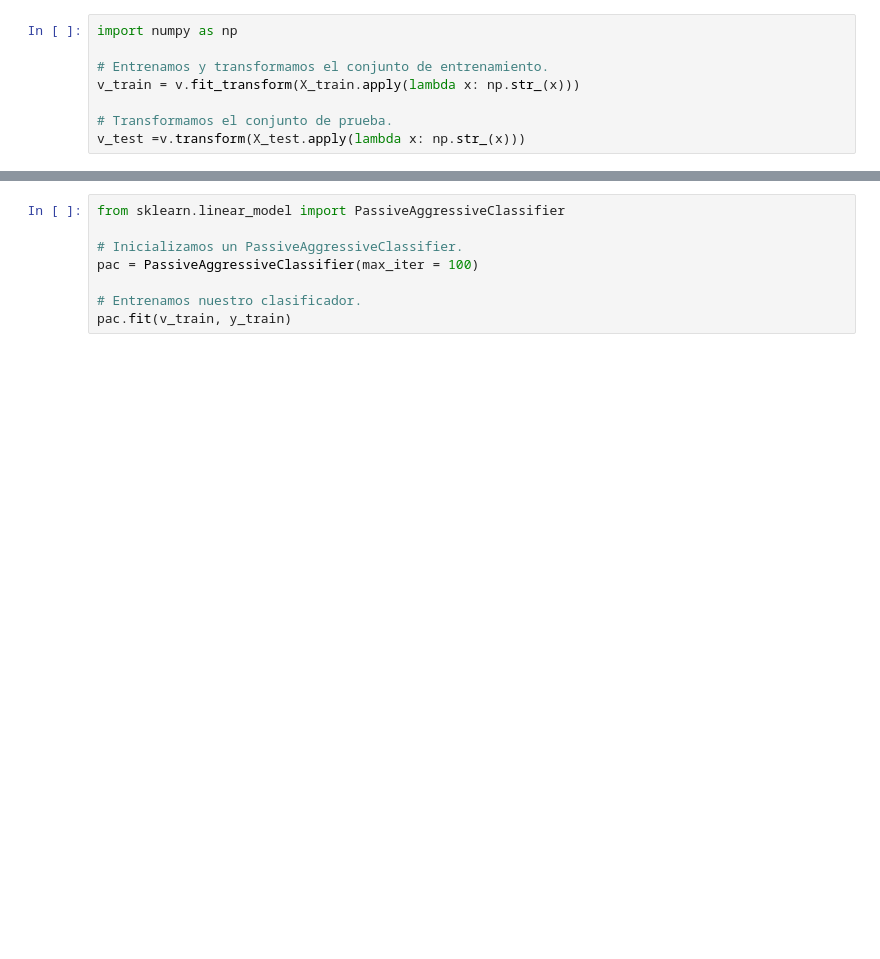
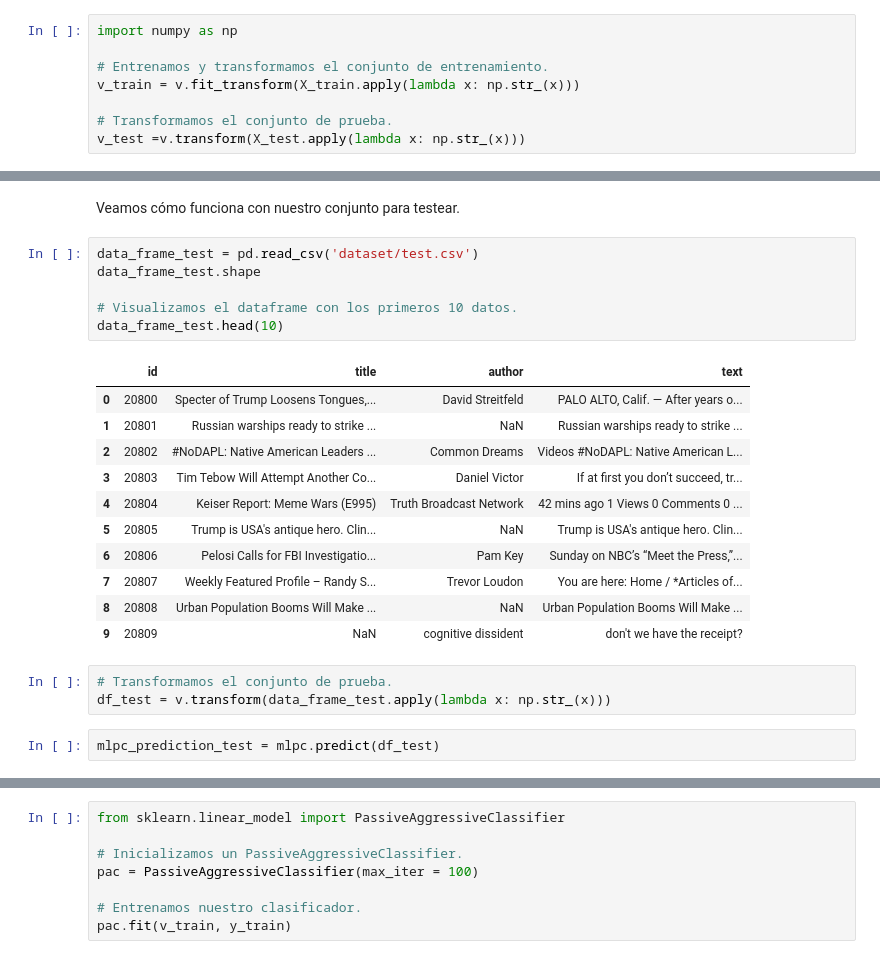
Before and after one commit to taniarubi/redes-neuronales, a Jupyter notebook: proyecto/proyecto1/src/proyecto1.ipynb, the cells around one changed output, grey strips where cells are left out. Drawn from its saved outputs; the diff is of its cells as text; blank space fills up the shorter version.

```diff
--- a/proyecto/proyecto1/src/proyecto1.ipynb
+++ b/proyecto/proyecto1/src/proyecto1.ipynb
@@ -75,0 +161,25 @@ v_test =v.transform(X_test.apply(lambda x: np.str_(x)))
+# %% [markdown]
+Veamos cómo funciona con nuestro conjunto para testear.
+# %%
+data_frame_test = pd.read_csv('dataset/test.csv')
+data_frame_test.shape
+
+# Visualizamos el dataframe con los primeros 10 datos.
+data_frame_test.head(10)
+# %% [output]
+|  | id | title | author | text |
+| 0 | 20800 | Specter of Trump Loosens Tongues,... | David Streitfeld | PALO ALTO, Calif. — After years o... |
+| 1 | 20801 | Russian warships ready to strike ... | NaN | Russian warships ready to strike ... |
+| 2 | 20802 | #NoDAPL: Native American Leaders ... | Common Dreams | Videos #NoDAPL: Native American L... |
+| 3 | 20803 | Tim Tebow Will Attempt Another Co... | Daniel Victor | If at first you don’t succeed, tr... |
+| 4 | 20804 | Keiser Report: Meme Wars (E995) | Truth Broadcast Network | 42 mins ago 1 Views 0 Comments 0 ... |
+| 5 | 20805 | Trump is USA's antique hero. Clin... | NaN | Trump is USA's antique hero. Clin... |
+| 6 | 20806 | Pelosi Calls for FBI Investigatio... | Pam Key | Sunday on NBC’s “Meet the Press,”... |
+| 7 | 20807 | Weekly Featured Profile – Randy S... | Trevor Loudon | You are here: Home / *Articles of... |
+| 8 | 20808 | Urban Population Booms Will Make ... | NaN | Urban Population Booms Will Make ... |
+| 9 | 20809 | NaN | cognitive dissident | don't we have the receipt? |
+# %%
+# Transformamos el conjunto de prueba.
+df_test = v.transform(data_frame_test.apply(lambda x: np.str_(x)))
+# %%
+mlpc_prediction_test = mlpc.predict(df_test)
```
Also changed, not shown: parts of 16 cells of this notebook.
